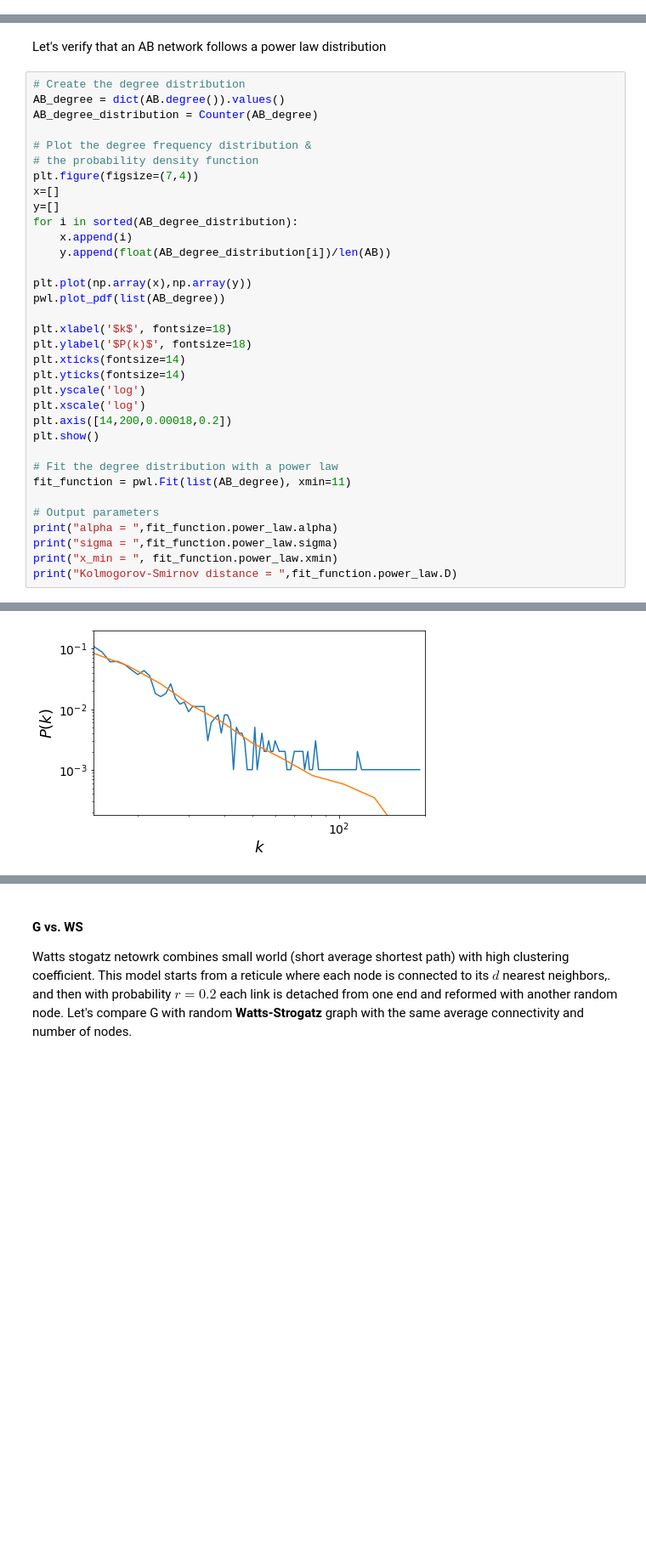
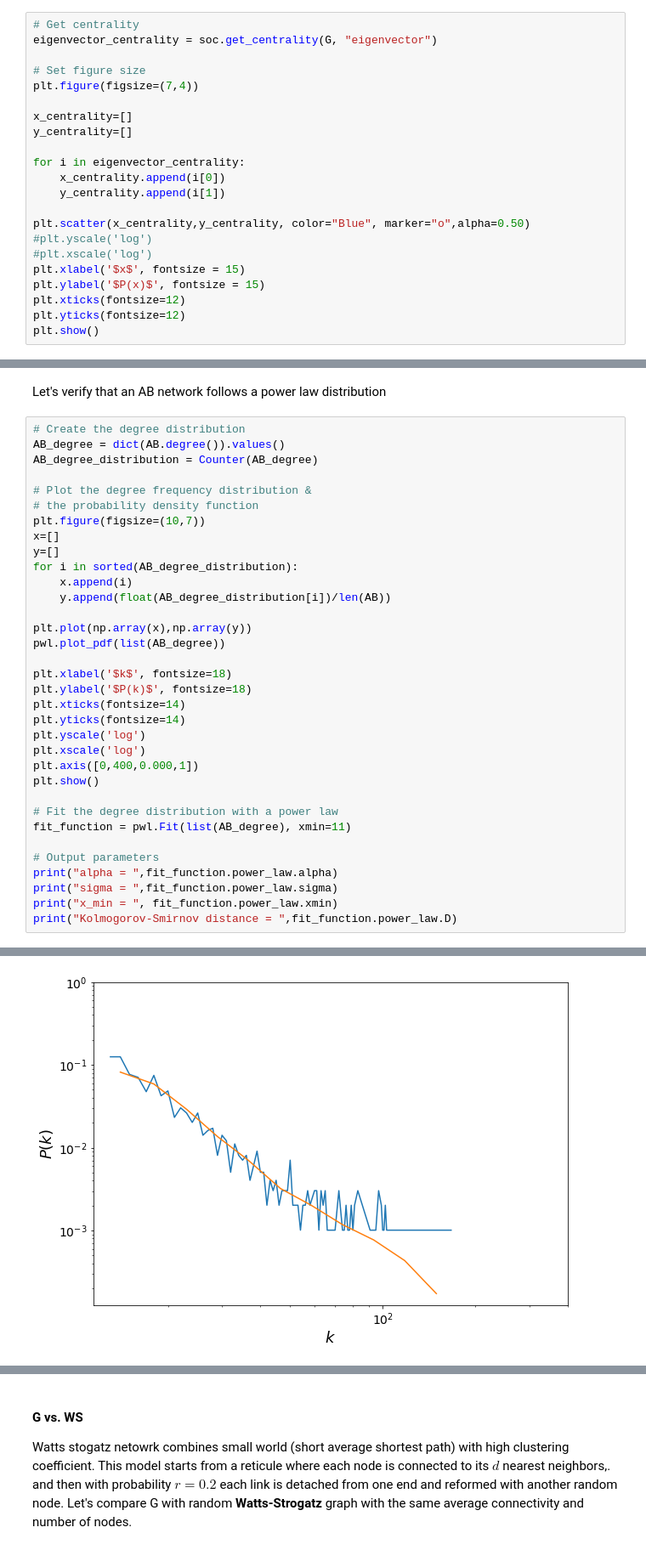
Before and after one commit to pitmonticone/SocialMediaEgoGraphAnalysis, a Jupyter notebook: Analysis/Facebook2.ipynb, the cells around one changed output, grey strips where cells are left out. Shown at 85% size. Drawn from its saved outputs; the diff is of its cells as text; blank space fills up the shorter version.

Commit message:
Update Analysis & Images

```diff
--- a/Analysis/Facebook2.ipynb
+++ b/Analysis/Facebook2.ipynb
@@ -327,3 +316,25 @@ soc.plot_centrality_distribution(G, katz_centrality, "Blue", 30)
 [figure]
 # %% [markdown]
 #### Eigenvector
+# %%
+# Get centrality
+eigenvector_centrality = soc.get_centrality(G, "eigenvector")
+
+# Set figure size
+plt.figure(figsize=(7,4))
+
+x_centrality=[]
+y_centrality=[]
+
+for i in eigenvector_centrality:
+    x_centrality.append(i[0])
+    y_centrality.append(i[1])
+
+plt.scatter(x_centrality,y_centrality, color="Blue", marker="o",alpha=0.50)
+#plt.yscale('log')
+#plt.xscale('log')
+plt.xlabel('$x$', fontsize = 15)
+plt.ylabel('$P(x)$', fontsize = 15)
+plt.xticks(fontsize=12)
+plt.yticks(fontsize=12)
+plt.show()
@@ -485,7 +484,7 @@ AB_degree_distribution = Counter(AB_degree)
 
 # Plot the degree frequency distribution &
 # the probability density function
-plt.figure(figsize=(7,4))
+plt.figure(figsize=(10,7))
 x=[]
 y=[]
 for i in sorted(AB_degree_distribution):
@@ -501,7 +500,7 @@ plt.xticks(fontsize=14)
 plt.yticks(fontsize=14)
 plt.yscale('log')
 plt.xscale('log')
-plt.axis([14,200,0.00018,0.2])
+plt.axis([0,400,0.000,1])
 plt.show()
 
 # Fit the degree distribution with a power law
@@ -516 +517 @@ print("Kolmogorov-Smirnov distance = ",fit_function.power_law.D)
-[figure, old version]
+[figure, new version]
```
Also changed, not shown: parts of 70 cells of this notebook, 54 other files.
